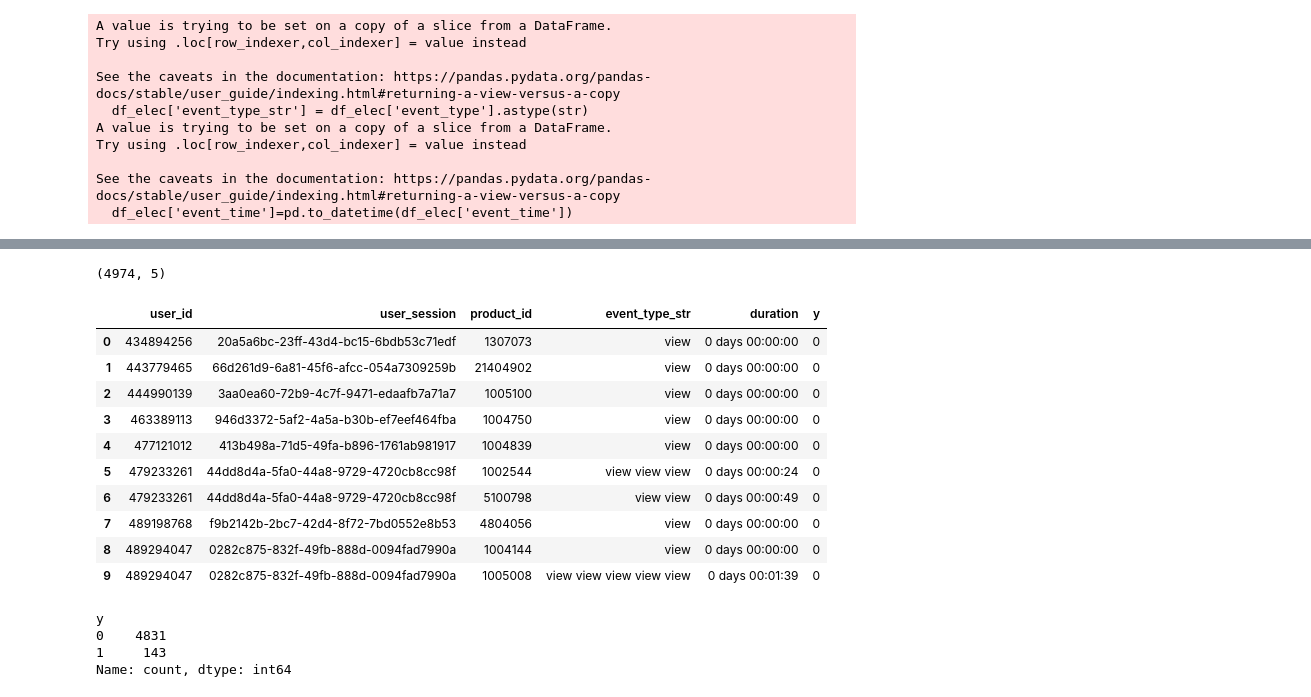
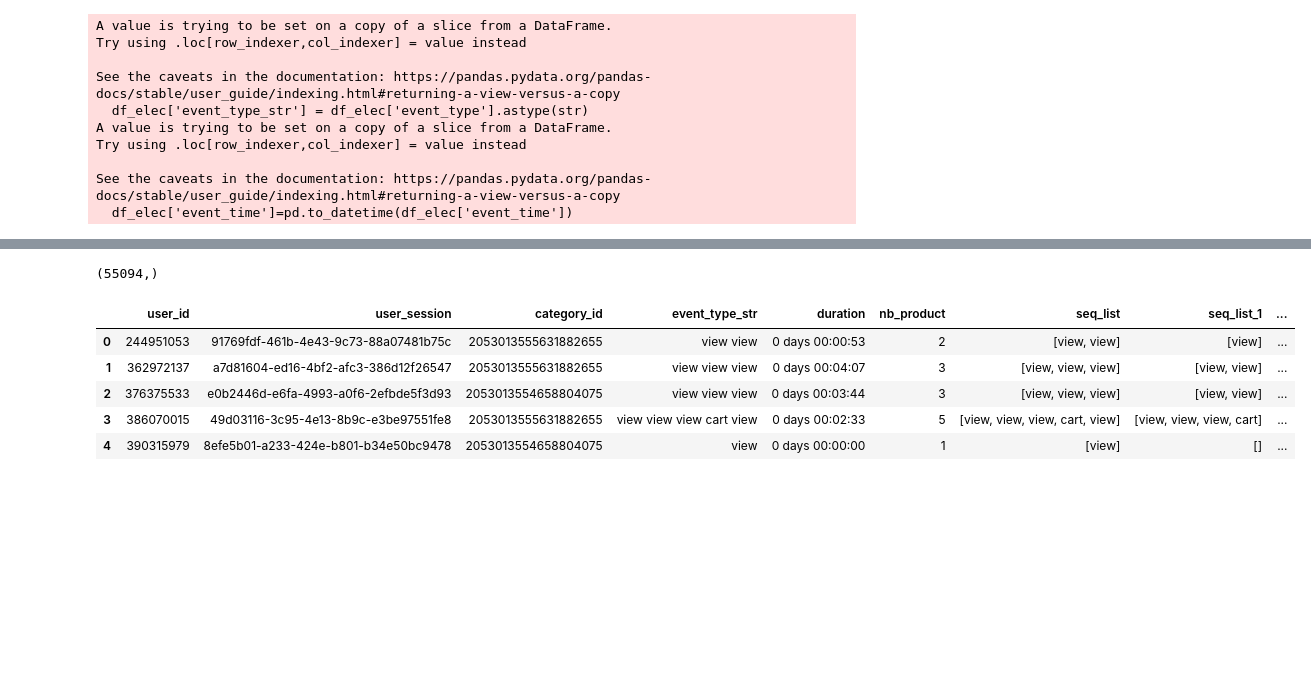
Before and after one commit to AdriMottainai/convertiq, a Jupyter notebook: eda-20000rows.ipynb, the cells around one changed output, grey strips where cells are left out. Drawn from its saved outputs; the diff is of its cells as text; code cells hidden in the pictures; blank space fills up the shorter version.

```diff
--- a/eda-20000rows.ipynb
+++ b/eda-20000rows.ipynb
@@ -399,3 +169,6 @@ df_events.head(10)
+# %%
+#sequence length definition event_len
+df_events['sequence_len'] = df_events['seq'].apply(lambda x : len(x.split()))
 # %%
 df_events.describe()
 # %% [output]
@@ -411,2 +183,0 @@ df_events.describe()
-# %%
-df_events = df_events.rename(columns={'event_time':'duration'})
@@ -432,0 +184,4 @@ Name: count, dtype: float64
+# %%
+#computation of duration mean per user_id, user session duration_mean
+df_events['duration_mean']=df_events['duration']/df_events['sequence_len']
+df_events['duration_mean_sec'] = df_events['duration_mean'].dt.total_seconds()
@@ -433,27 +192,13 @@ Name: count, dtype: float64
 # %%
-df_events.shape
+y.shape
 # %% [output]
-(4974, 5)
+(55094,)
-# %%
-df_events['y']=df_events['event_type_str'].str.contains("purchase").apply(lambda x : int(x))
 # %%
-df_events.head(10)
+df_events.head(5)
 # %% [output]
-|  | user_id | user_session | product_id | event_type_str | duration | y |
-| 0 | 434894256 | 20a5a6bc-23ff-43d4-bc15-6bdb53c71edf | 1307073 | view | 0 days 00:00:00 | 0 |
-| 1 | 443779465 | 66d261d9-6a81-45f6-afcc-054a7309259b | 21404902 | view | 0 days 00:00:00 | 0 |
-| 2 | 444990139 | 3aa0ea60-72b9-4c7f-9471-edaafb7a71a7 | 1005100 | view | 0 days 00:00:00 | 0 |
-| 3 | 463389113 | 946d3372-5af2-4a5a-b30b-ef7eef464fba | 1004750 | view | 0 days 00:00:00 | 0 |
-| 4 | 477121012 | 413b498a-71d5-49fa-b896-1761ab981917 | 1004839 | view | 0 days 00:00:00 | 0 |
-| 5 | 479233261 | 44dd8d4a-5fa0-44a8-9729-4720cb8cc98f | 1002544 | view view view | 0 days 00:00:24 | 0 |
-| 6 | 479233261 | 44dd8d4a-5fa0-44a8-9729-4720cb8cc98f | 5100798 | view view | 0 days 00:00:49 | 0 |
-| 7 | 489198768 | f9b2142b-2bc7-42d4-8f72-7bd0552e8b53 | 4804056 | view | 0 days 00:00:00 | 0 |
-| 8 | 489294047 | 0282c875-832f-49fb-888d-0094fad7990a | 1004144 | view | 0 days 00:00:00 | 0 |
-| 9 | 489294047 | 0282c875-832f-49fb-888d-0094fad7990a | 1005008 | view view view view view | 0 days 00:01:39 | 0 |
+|  | user_id | user_session | category_id | event_type_str | duration | nb_product | seq_list | seq_list_1 | ... |
+| 0 | 244951053 | 91769fdf-461b-4e43-9c73-88a07481b75c | 2053013555631882655 | view view | 0 days 00:00:53 | 2 | [view, view] | [view] | ... |
+| 1 | 362972137 | a7d81604-ed16-4bf2-afc3-386d12f26547 | 2053013555631882655 | view view view | 0 days 00:04:07 | 3 | [view, view, view] | [view, view] | ... |
+| 2 | 376375533 | e0b2446d-e6fa-4993-a0f6-2efbde5f3d93 | 2053013554658804075 | view view view | 0 days 00:03:44 | 3 | [view, view, view] | [view, view] | ... |
+| 3 | 386070015 | 49d03116-3c95-4e13-8b9c-e3be97551fe8 | 2053013555631882655 | view view view cart view | 0 days 00:02:33 | 5 | [view, view, view, cart, view] | [view, view, view, cart] | ... |
+| 4 | 390315979 | 8efe5b01-a233-424e-b801-b34e50bc9478 | 2053013554658804075 | view | 0 days 00:00:00 | 1 | [view] | [] | ... |
-# %%
-df_events['y'].value_counts()
-# %% [output]
-y
-0    4831
-1     143
-Name: count, dtype: int64
```
Also changed, not shown: parts of 143 cells of this notebook, 1 other file.
